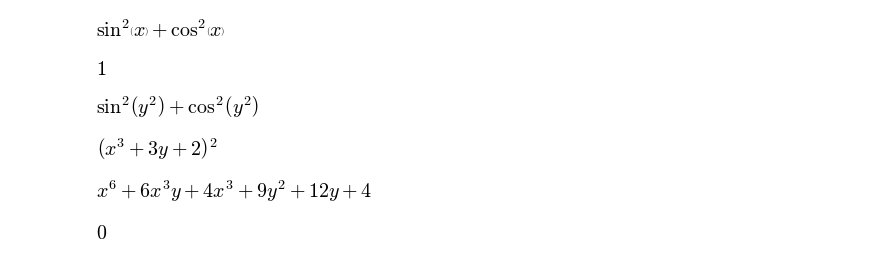
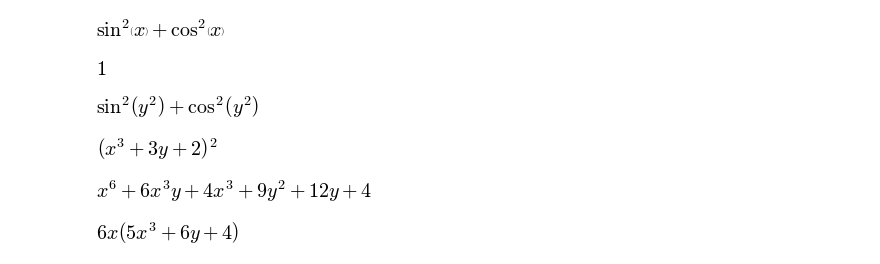
Before and after one commit to vicente-gonzalez-ruiz/YAPT, a Jupyter notebook: scientific_computation.ipynb, the cells around one changed output. Cells and saved outputs as stored; diff of their text form; code cells hidden in the pictures.

```diff
--- a/scientific_computation.ipynb
+++ b/scientific_computation.ipynb
@@ -526,6 +532,6 @@ expr.expand()
 # %% [output]
 [figure]
 # %%
-expr.diff(x, 2, y, 2)
+expr.diff(x, 2) # Second derivative with respect to x
 # %% [output]
-[figure, old version]
+[figure, new version]
```
Also changed, not shown: parts of 2 cells of this notebook.
